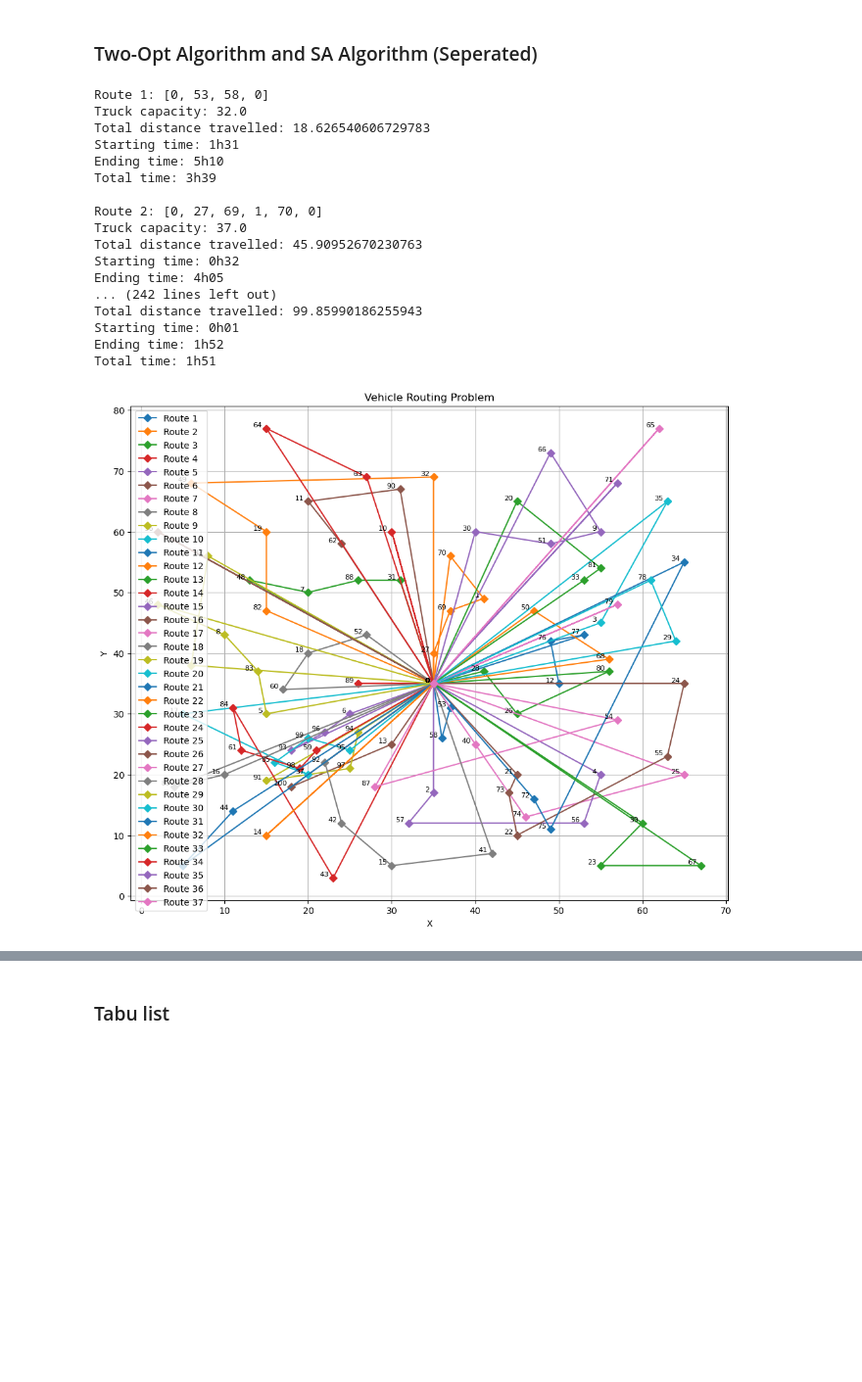
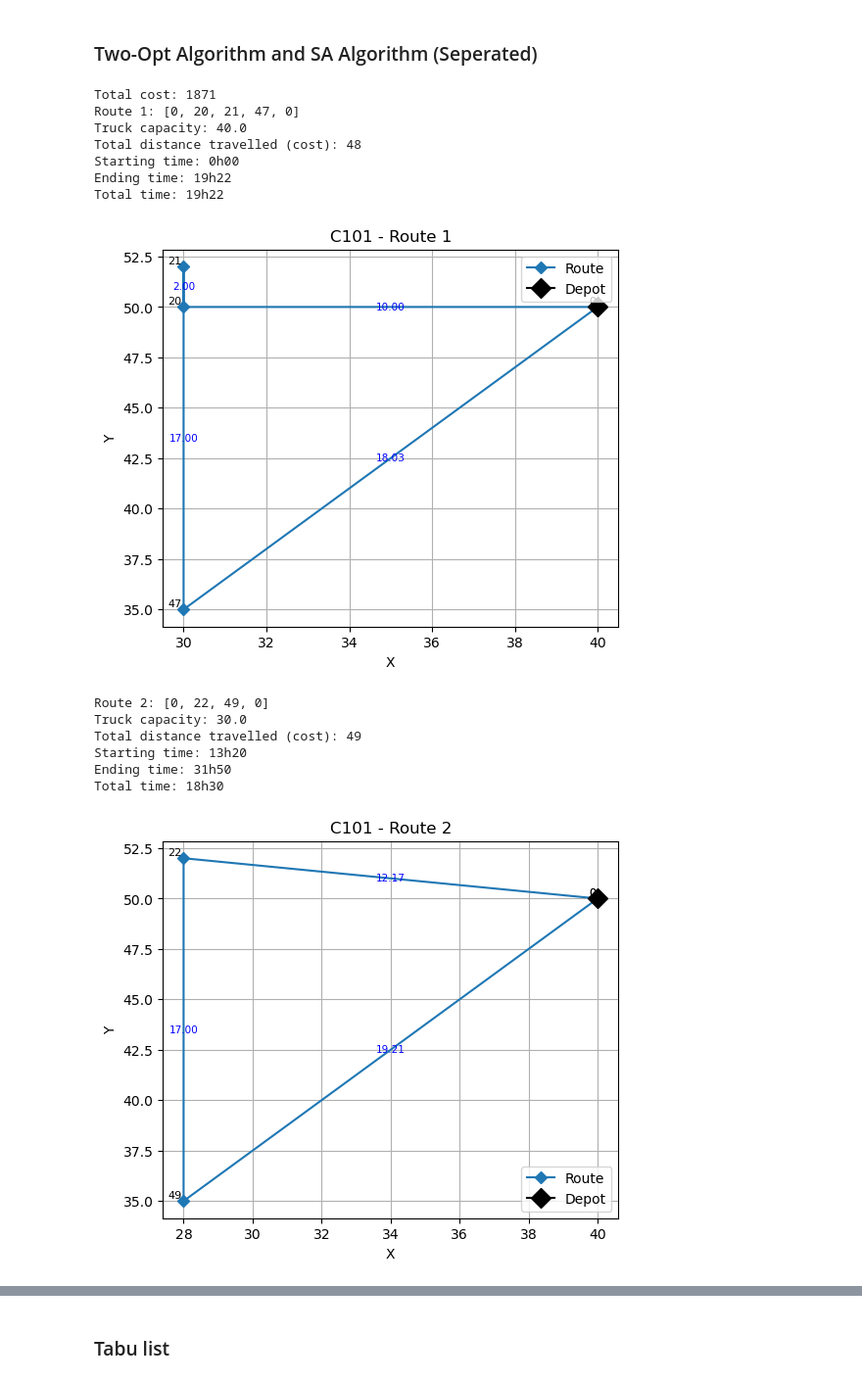
Before and after one commit to Xandeler/Advanced-Algorithms-and-Combinatorics, a Jupyter notebook: 2nd deliverable/Alex code.ipynb, the cells around one changed output, grey strips where cells are left out. Shown at 98% size. Saved outputs shown, nothing was run; the diff lists cells and outputs as text; code cells hidden in the pictures; blank space fills up the shorter version.

```diff
--- a/2nd deliverable/Alex code.ipynb
+++ b/2nd deliverable/Alex code.ipynb
@@ -288,54 +354,53 @@ def simulated_annealing(routes, adj_matrix, num_iterations, temperature):
 
 
 
 def vrp_solver2(location, num_iterations):
     """
     Solve the VRP using the provided location for coordinates, vehicle capacity,
     and number of iterations for the two-opt optimization.
     """
     nb_vehicle, capacity_max, coordinates, demand, earliest_time, latest_time, service_time = read_txt_file(location)
     adj_matrix = adjacency_matrix(coordinates)
     all_routes, capacity_list, route_times, start_list = nearest_neighbor_with_time_windows(adj_matrix, demand, int(capacity_max), earliest_time, latest_time, service_time)
-    #optimized_routes = two_opt(all_routes, adj_matrix, num_iterations)
-    optimized_routes = simulated_annealing(all_routes, adj_matrix, num_iterations, 2000)
+    optimized_routes = two_opt(all_routes, adj_matrix, num_iterations)
+    #optimized_routes = simulated_annealing(all_routes, adj_matrix, num_iterations, 2000)
     route_distances = [calculate_total_distance(route, adj_matrix) for route in optimized_routes]
     formatted_routes = format_output(optimized_routes)
     return formatted_routes, route_distances, capacity_list, route_times, coordinates, start_list
 
 # Main execution
 num_iterations = 100000
 solution, route_distances, capacity_list, route_times, coordinates, start_list = vrp_solver2(location, num_iterations)
 
 # Display results
 n = 0
+print("Total cost: " + str(ceil(cost)))
 for route, distance, route_time, start in zip(solution, route_distances, route_times, start_list):
     end = convert_time(start + route_time)
-    print(f"Route {n+1}: {route}\nTruck capacity: {capacity_list[n]}\n"
-          f"Total distance travelled: {distance}\n"
+    print(f"Route {n+1}: {route}\n"
+          f"Truck capacity: {capacity_list[n]}\n"
+          f"Total distance travelled (cost): {ceil(distance)}\n"
           f"Starting time: {convert_time(start)}\n"
           f"Ending time: {end}\n"
           f"Total time: {convert_time(route_time)}\n"
           )
+    plot_route_with_distances(coordinates, route, f"{dataset_name.upper()} - Route {n+1}", 5)
     n += 1
 
-# Plot routes
-plot_routes_with_coordinates(coordinates, solution)
+plot_global_routes(coordinates, solution, dataset_name, 10)
 # %% [output]
-Route 1: [0, 53, 58, 0]
-Truck capacity: 32.0
-Total distance travelled: 18.626540606729783
-Starting time: 1h31
-Ending time: 5h10
-Total time: 3h39
-
-Route 2: [0, 27, 69, 1, 70, 0]
-Truck capacity: 37.0
-Total distance travelled: 45.90952670230763
-Starting time: 0h32
-Ending time: 4h05
-... (242 lines left out)
-Total distance travelled: 99.85990186255943
-Starting time: 0h01
-Ending time: 1h52
-Total time: 1h51
+Total cost: 1871
+Route 1: [0, 20, 21, 47, 0]
+Truck capacity: 40.0
+Total distance travelled (cost): 48
+Starting time: 0h00
+Ending time: 19h22
+Total time: 19h22
-[figure, old version]
+[figure, new version]
+Route 2: [0, 22, 49, 0]
+Truck capacity: 30.0
+Total distance travelled (cost): 49
+Starting time: 13h20
+Ending time: 31h50
+Total time: 18h30
+[figure, added]
```
Also changed, not shown: parts of 4 cells of this notebook.
